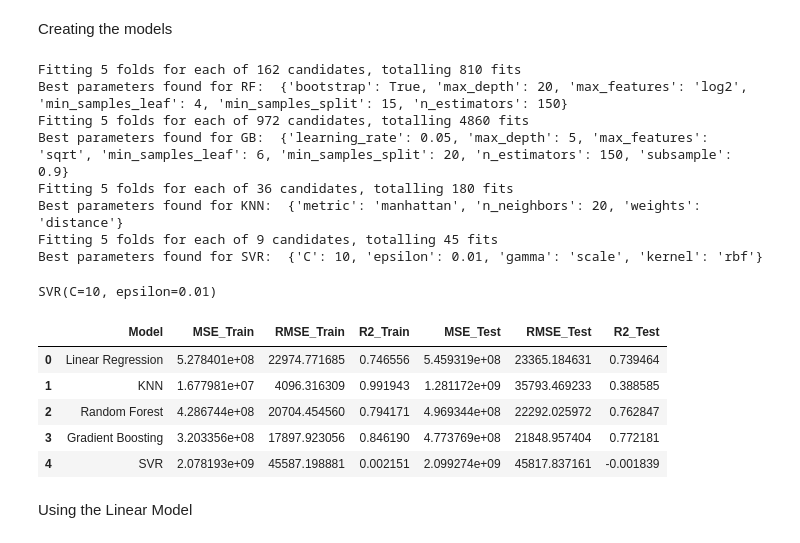
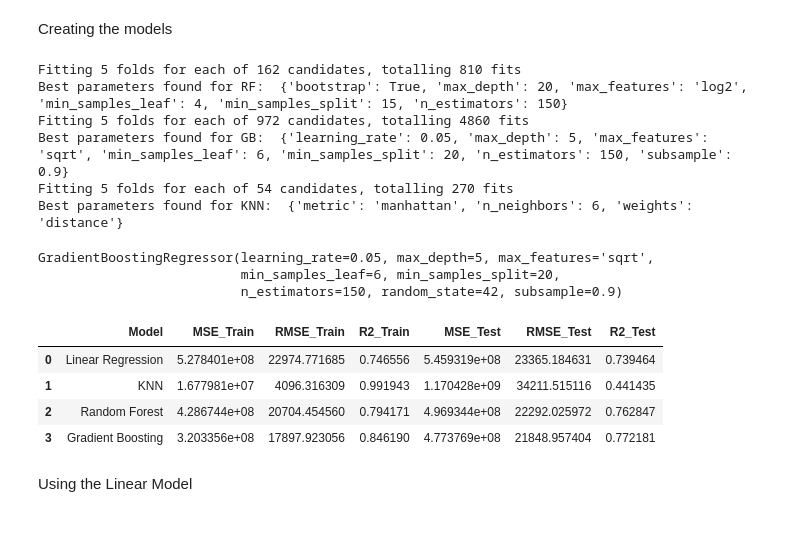
Before and after one commit to simo84g/BilbasenProject, a Jupyter notebook: scripts/eda/feature_engineering_ML_model_ID_4.ipynb, the cells around one changed output. Cells and saved outputs as stored; diff of their text form; code cells hidden in the pictures.

```diff
--- a/scripts/eda/feature_engineering_ML_model_ID_4.ipynb
+++ b/scripts/eda/feature_engineering_ML_model_ID_4.ipynb
@@ -120,17 +120,10 @@ param_grid_GB = {
 }
 
 param_grid_KNN = {
-    'n_neighbors': [20, 22, 25, 27, 30, 35],  # Increase number of neighbors
+    'n_neighbors': [2, 3, 4, 5, 6, 7, 8, 9, 10],  # Increase number of neighbors
     'weights': ['uniform', 'distance'],  # Include both weighting functions
     'metric': ['euclidean', 'manhattan', 'minkowski']  # Stick to simpler distance metrics
 }
-
-param_grid_SVR = {
-    'C': [0.1, 1, 10],
-    'epsilon': [0.01, 0.1, 0.2],
-    'kernel': ['rbf'],
-    'gamma': ['scale']
-}
 # %%
 #Grid searching
 
@@ -191,31 +184,13 @@ grid_search_KNN.fit(X_train, y_train)
 
 best_params_KNN = grid_search_KNN.best_params_
 print("Best parameters found for KNN: ", best_params_KNN)
-
-
-# Grid search for SVR
-grid_search_SVR = GridSearchCV(
-    estimator=SVR(),
-    param_grid=param_grid_SVR,
-    scoring='neg_mean_squared_error',
-    cv=5,
-    n_jobs=-1,
-    verbose=2
-)
-# Perform Grid Search
-grid_search_SVR.fit(X_train, y_train)
-
-best_params_SVR = grid_search_SVR.best_params_
-print("Best parameters found for SVR: ", best_params_SVR)
 # %% [output]
 Fitting 5 folds for each of 162 candidates, totalling 810 fits
 Best parameters found for RF:  {'bootstrap': True, 'max_depth': 20, 'max_features': 'log2', 'min_samples_leaf': 4, 'min_samples_split': 15, 'n_estimators': 150}
 Fitting 5 folds for each of 972 candidates, totalling 4860 fits
 Best parameters found for GB:  {'learning_rate': 0.05, 'max_depth': 5, 'max_features': 'sqrt', 'min_samples_leaf': 6, 'min_samples_split': 20, 'n_estimators': 150, 'subsample': 0.9}
-Fitting 5 folds for each of 36 candidates, totalling 180 fits
-Best parameters found for KNN:  {'metric': 'manhattan', 'n_neighbors': 20, 'weights': 'distance'}
-Fitting 5 folds for each of 9 candidates, totalling 45 fits
-Best parameters found for SVR:  {'C': 10, 'epsilon': 0.01, 'gamma': 'scale', 'kernel': 'rbf'}
+Fitting 5 folds for each of 54 candidates, totalling 270 fits
+Best parameters found for KNN:  {'metric': 'manhattan', 'n_neighbors': 6, 'weights': 'distance'}
 # %%
 #Train the linear regression Model
 from sklearn.linear_model import LinearRegression
@@ -239,12 +214,10 @@ model_train_RF.fit(X_train, y_train)
 #Gradient Boosting Regressor model
 model_train_GBR = GradientBoostingRegressor(**best_params_GB, random_state=42)
 model_train_GBR.fit(X_train, y_train)
-
-# Instantiate and train the SVR model
-model_train_SVR = SVR(**best_params_SVR)
-model_train_SVR.fit(X_train, y_train)
 # %% [output]
-SVR(C=10, epsilon=0.01)
+GradientBoostingRegressor(learning_rate=0.05, max_depth=5, max_features='sqrt',
+                          min_samples_leaf=6, min_samples_split=20,
+                          n_estimators=150, random_state=42, subsample=0.9)
 # %%
 import pandas as pd
 from sklearn.metrics import mean_squared_error, r2_score
@@ -269,38 +242,36 @@ def evaluate_model(model, X_train, y_train, X_test, y_test):
 models = {
     'Linear Regression': model_train_LM,
     'KNN': model_train_KNN,
     'Random Forest': model_train_RF,
     'Gradient Boosting': model_train_GBR,
-    'SVR': model_train_SVR
 }
 
 # Create a list to store the results
 results = []
 
 # Evaluate each model and store the results in the list
 for model_name, model in models.items():
     mse_train, rmse_train, r2_train, mse_test, rmse_test, r2_test = evaluate_model(model, X_train, y_train, X_test, y_test)
     results.append({
         'Model': model_name,
         'MSE_Train': mse_train,
         'RMSE_Train': rmse_train,
         'R2_Train': r2_train,
         'MSE_Test': mse_test,
         'RMSE_Test': rmse_test,
         'R2_Test': r2_test
     })
 
 # Convert the list of results into a DataFrame
 results_df = pd.DataFrame(results)
 
 results_df
 # %% [output]
 |  | Model | MSE_Train | RMSE_Train | R2_Train | MSE_Test | RMSE_Test | R2_Test |
 | 0 | Linear Regression | 5.278401e+08 | 22974.771685 | 0.746556 | 5.459319e+08 | 23365.184631 | 0.739464 |
-| 1 | KNN | 1.677981e+07 | 4096.316309 | 0.991943 | 1.281172e+09 | 35793.469233 | 0.388585 |
+| 1 | KNN | 1.677981e+07 | 4096.316309 | 0.991943 | 1.170428e+09 | 34211.515116 | 0.441435 |
 | 2 | Random Forest | 4.286744e+08 | 20704.454560 | 0.794171 | 4.969344e+08 | 22292.025972 | 0.762847 |
 | 3 | Gradient Boosting | 3.203356e+08 | 17897.923056 | 0.846190 | 4.773769e+08 | 21848.957404 | 0.772181 |
-| 4 | SVR | 2.078193e+09 | 45587.198881 | 0.002151 | 2.099274e+09 | 45817.837161 | -0.001839 |
 # %% [markdown]
 Using the Linear Model
 # %%
```
Also changed, not shown: parts of 5 cells of this notebook, 4 other files.
